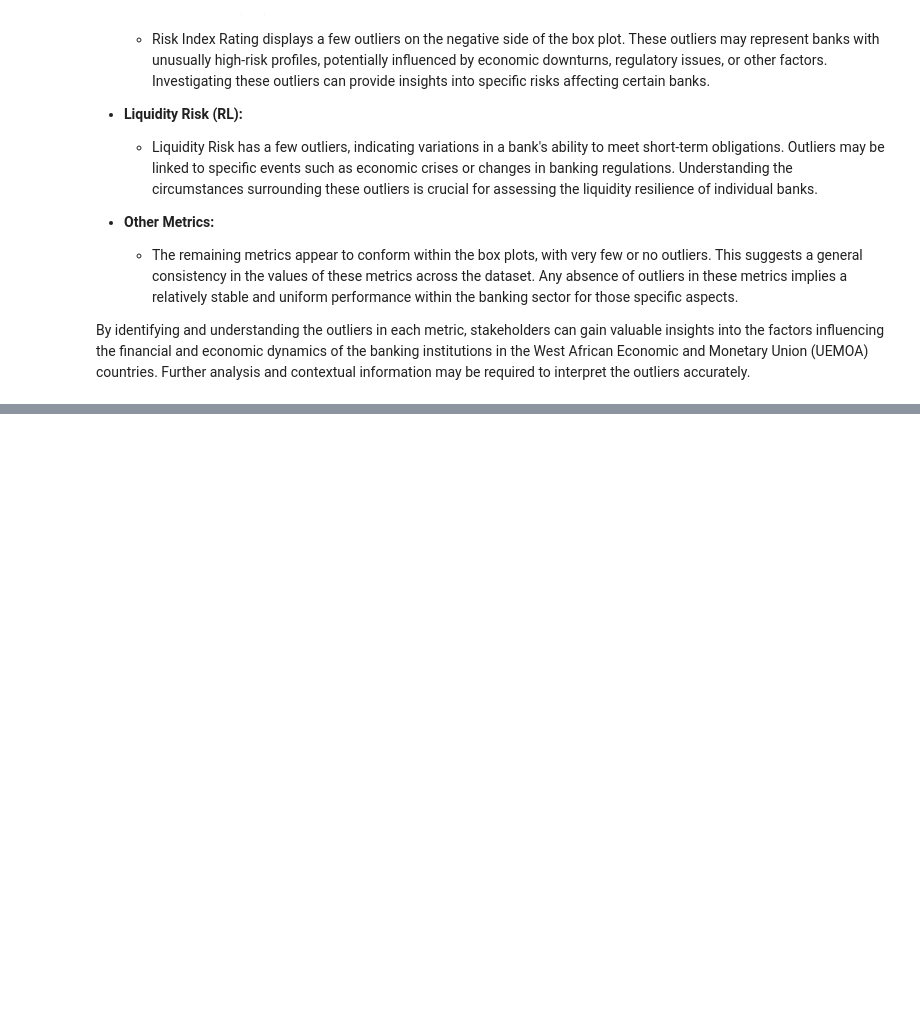
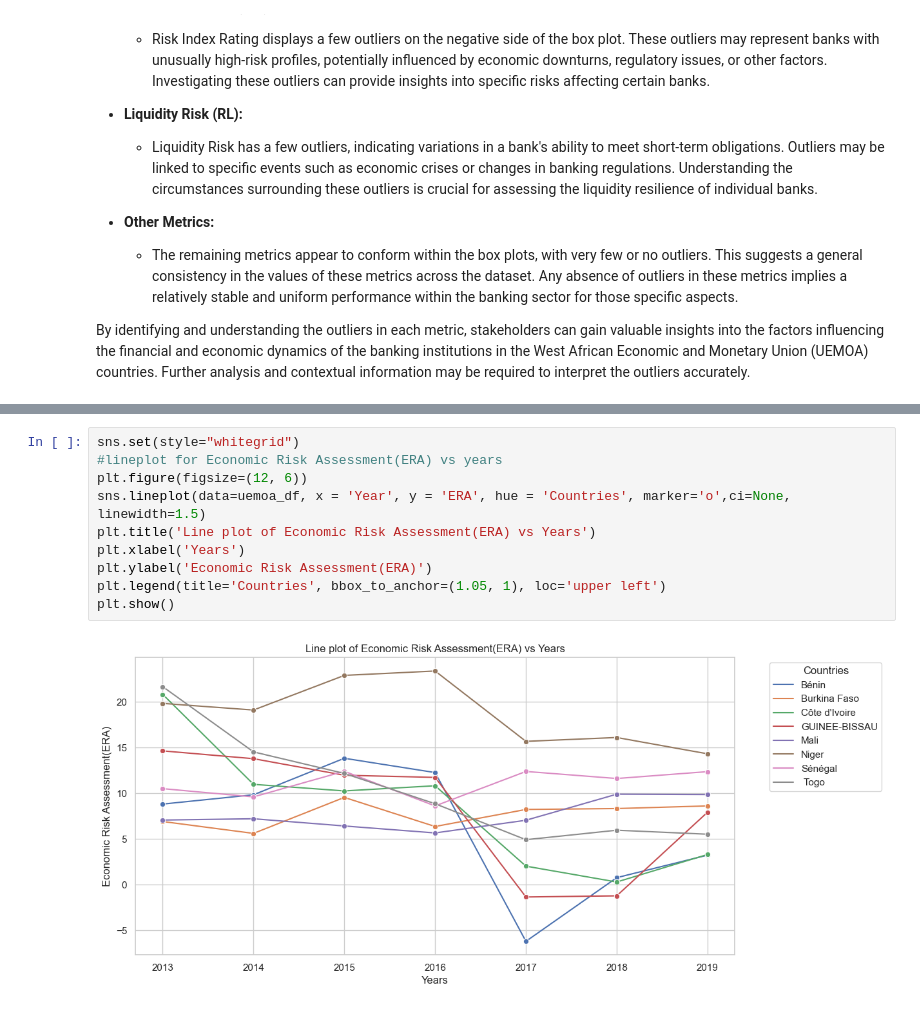
Before and after one commit to isamuelpatrick/BankingInsights-UEMOA, a Jupyter notebook: Exploratory Data Analysis.ipynb, the cells around one changed output, grey strips where cells are left out. Drawn from its saved outputs; the diff is of its cells as text; blank space fills up the shorter version.

```diff
--- a/Exploratory Data Analysis.ipynb
+++ b/Exploratory Data Analysis.ipynb
@@ -162,0 +227,12 @@ uemoa_df['Year'].value_counts()
+# %%
+sns.set(style="whitegrid")
+#lineplot for Economic Risk Assessment(ERA) vs years
+plt.figure(figsize=(12, 6))
+sns.lineplot(data=uemoa_df, x = 'Year', y = 'ERA', hue = 'Countries', marker='o',ci=None, linewidth=1.5)
+plt.title('Line plot of Economic Risk Assessment(ERA) vs Years')
+plt.xlabel('Years')
+plt.ylabel('Economic Risk Assessment(ERA)')
+plt.legend(title='Countries', bbox_to_anchor=(1.05, 1), loc='upper left')
+plt.show()
+# %% [output]
+[figure, added]
```
Also changed, not shown: parts of 13 cells of this notebook.
